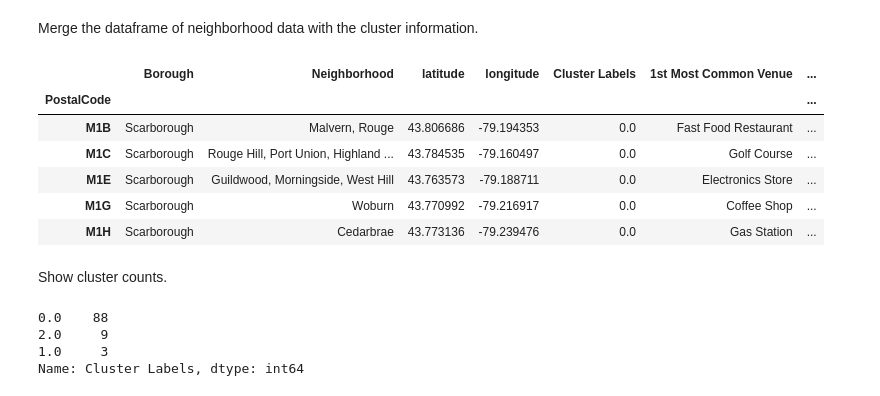
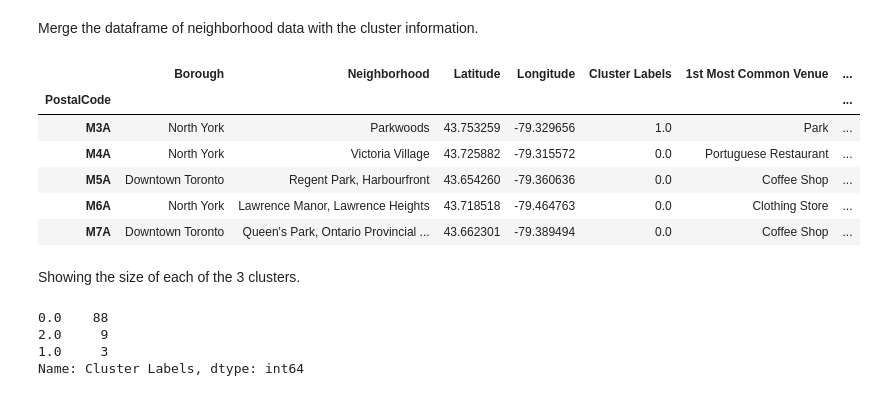
Before and after one commit to ewerfel/Coursera_Capstone, a Jupyter notebook: TorontoNeighborhoods.ipynb, the cells around one changed output. Drawn from its saved outputs; the diff is of its cells as text; code cells hidden in the pictures.

```diff
--- a/TorontoNeighborhoods.ipynb
+++ b/TorontoNeighborhoods.ipynb
@@ -73,15 +78,12 @@ Pull geospatial data into a data frame.  Set the index to the postal code.  Set
 # %%
 coords = pd.read_csv("http://cocl.us/Geospatial_data")
 coords.set_index('Postal Code',inplace=True)
-processed_neighborhood_df.set_index('PostalCode',inplace=True)
+toronto_data.set_index('PostalCode',inplace=True)
 # %% [markdown]
 For each neighborhood, pull the latitude and longitude from the geospatial data dataframe.
 # %%
-for code in processed_neighborhood_df.index:
-    processed_neighborhood_df.loc[code,'latitude'] = coords.loc[code]['Latitude']
-    processed_neighborhood_df.loc[code,'longitude'] = coords.loc[code]['Longitude']
+for code in toronto_data.index:
+    toronto_data.loc[code,'Latitude'] = coords.loc[code]['Latitude']
+    toronto_data.loc[code,'Longitude'] = coords.loc[code]['Longitude']
 
-subset = processed_neighborhood_df[processed_neighborhood_df.Neighborhood.str.contains("Toronto")]
-subset.head()
-
-toronto_neighborhood_df = processed_neighborhood_df
+toronto_data.reset_index()
@@ -120,24 +143,0 @@ Create a map of Toronto
-# %%
-# create map of Toronto using latitude and longitude values
-
-toronto_latitude = 43.741667
-toronto_longitude = -79.373333
-map_toronto = folium.Map(location=[toronto_latitude, toronto_longitude], zoom_start=11)
-
-
-
-# add markers to map
-for lat, lng, borough, neighborhood in zip(toronto_neighborhood_df['latitude'], toronto_neighborhood_df['longitude'], toronto_neighborhood_df['Borough'], toronto_neighborhood_df['Neighborhood']):
-    label = '{}, {}'.format(neighborhood, borough)
-    label = folium.Popup(label, parse_html=True)
-    folium.CircleMarker(
-        [lat, lng],
-        radius=5,
-        popup=label,
-        color='blue',
-        fill=True,
-        fill_color='#3186cc',
-        fill_opacity=0.7,
-        parse_html=False).add_to(map_toronto)
-
-map_toronto
@@ -204,9 +202,9 @@ Call function using Toronto neighborhood dataframe.
 radius = 500
 LIMIT = 100
 
-toronto_venues = getNearbyVenues(names=toronto_neighborhood_df['Neighborhood'],
-                                   latitudes=toronto_neighborhood_df['latitude'],
-                                   longitudes=toronto_neighborhood_df['longitude']
+toronto_venues = getNearbyVenues(names=toronto_data['Neighborhood'],
+                                   latitudes=toronto_data['Latitude'],
+                                   longitudes=toronto_data['Longitude']
                                   )
 toronto_venues.head()
 # %% [output]
@@ -403,23 +402,23 @@ Merge the dataframe of neighborhood data with the cluster information.
 # %%
 # add clustering labels
 neighborhoods_venues_sorted.insert(0, 'Cluster Labels', kmeans.labels_)
 
-toronto_merged = toronto_neighborhood_df
+toronto_merged = toronto_data
 
 # merge toronto_grouped with toronto_data to add latitude/longitude for each neighborhood
 toronto_merged = toronto_merged.join(neighborhoods_venues_sorted.set_index('Neighborhood'), on='Neighborhood')
 
 toronto_merged.head() # check the last columns!
 # %% [output]
-|  | Borough | Neighborhood | latitude | longitude | Cluster Labels | 1st Most Common Venue | ... |
+|  | Borough | Neighborhood | Latitude | Longitude | Cluster Labels | 1st Most Common Venue | ... |
 | PostalCode |  |  |  |  |  |  | ... |
-| M1B | Scarborough | Malvern, Rouge | 43.806686 | -79.194353 | 0.0 | Fast Food Restaurant | ... |
-| M1C | Scarborough | Rouge Hill, Port Union, Highland ... | 43.784535 | -79.160497 | 0.0 | Golf Course | ... |
-| M1E | Scarborough | Guildwood, Morningside, West Hill | 43.763573 | -79.188711 | 0.0 | Electronics Store | ... |
-| M1G | Scarborough | Woburn | 43.770992 | -79.216917 | 0.0 | Coffee Shop | ... |
-| M1H | Scarborough | Cedarbrae | 43.773136 | -79.239476 | 0.0 | Gas Station | ... |
+| M3A | North York | Parkwoods | 43.753259 | -79.329656 | 1.0 | Park | ... |
+| M4A | North York | Victoria Village | 43.725882 | -79.315572 | 0.0 | Portuguese Restaurant | ... |
+| M5A | Downtown Toronto | Regent Park, Harbourfront | 43.654260 | -79.360636 | 0.0 | Coffee Shop | ... |
+| M6A | North York | Lawrence Manor, Lawrence Heights | 43.718518 | -79.464763 | 0.0 | Clothing Store | ... |
+| M7A | Downtown Toronto | Queen's Park, Ontario Provincial ... | 43.662301 | -79.389494 | 0.0 | Coffee Shop | ... |
-# %% [markdown]
-Show cluster counts.
+# %% [markdown]
+Showing the size of each of the 3 clusters.
 # %%
 toronto_merged['Cluster Labels'].value_counts()
 # %% [output]
```
Also changed, not shown: parts of 27 cells of this notebook.
